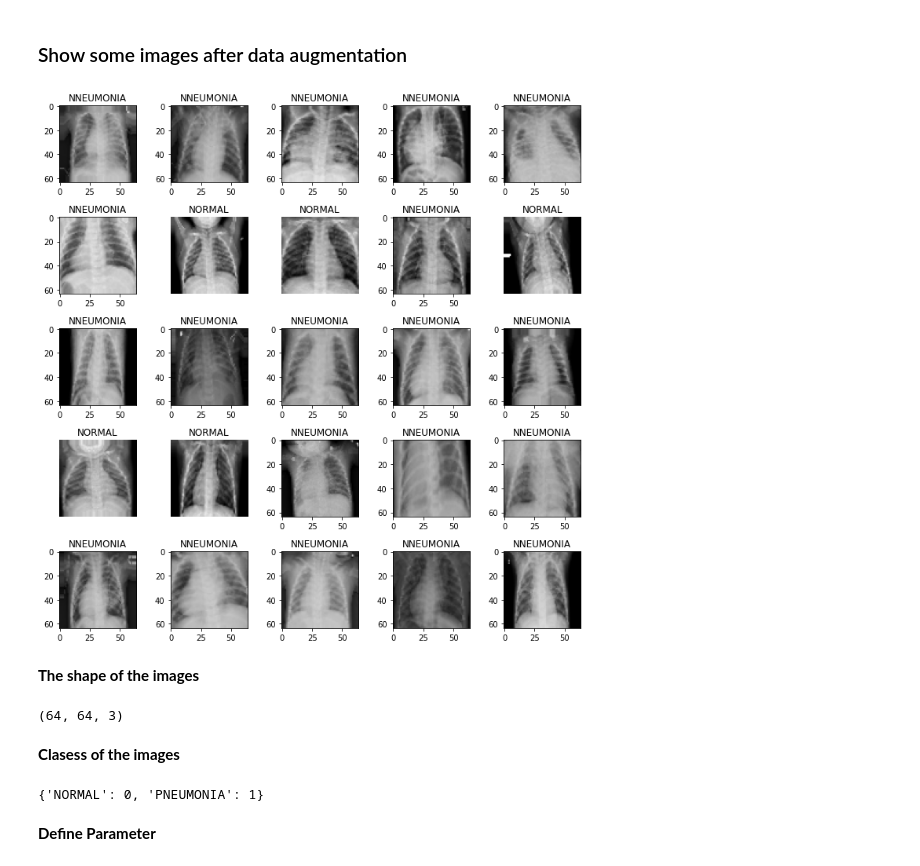
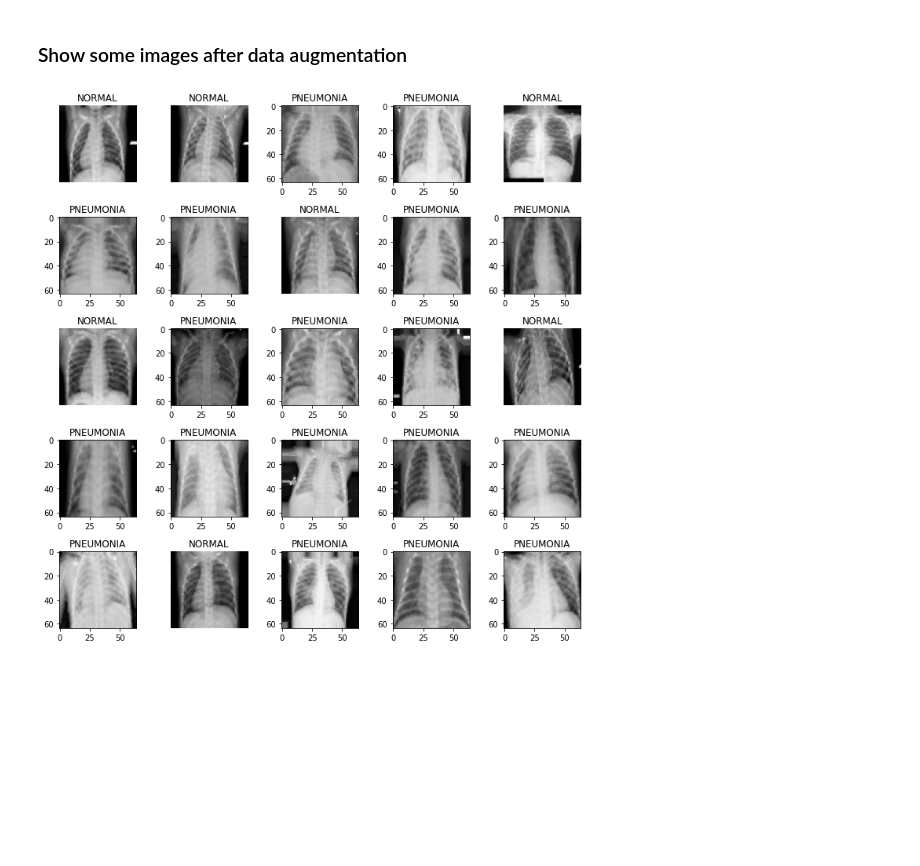
Before and after one commit to TemesgenGT/Transfer-Learning-for-Pneumonia-Detection, a Jupyter notebook: Final_project.ipynb, the cells around one changed output. Drawn from its saved outputs; the diff is of its cells as text; code cells hidden in the pictures; blank space fills up the shorter version.

```diff
--- a/Final_project.ipynb
+++ b/Final_project.ipynb
@@ -128,33 +159,19 @@ Found 624 images belonging to 2 classes.
 ### Show some images after data augmentation
 # %%
 images_batch, label_batch = next(iter(train_generator))
+
 
 def show_batch(images_batch, label_batch):
     plt.figure(figsize=(10,10))
     for i in range(0, 25):
         ax= plt.subplot(5, 5, i+1)
         plt.imshow(images_batch[i])
         if label_batch[i]:
-            plt.title("NNEUMONIA")
+            plt.title("PNEUMONIA")
         else:
             plt.title('NORMAL')
             plt.axis('off')
     plt.tight_layout()
 show_batch(images_batch, label_batch)
 # %% [output]
-[figure, old version]
+[figure, new version]
-# %% [markdown]
-**The shape of the images**
-# %%
-train_generator.image_shape
-# %% [output]
-(64, 64, 3)
-# %% [markdown]
-
-**Clasess of the images**
-# %%
-train_generator.class_indices
-# %% [output]
-{'NORMAL': 0, 'PNEUMONIA': 1}
-# %% [markdown]
-**Define Parameter**
```
Also changed, not shown: parts of 33 cells of this notebook.
